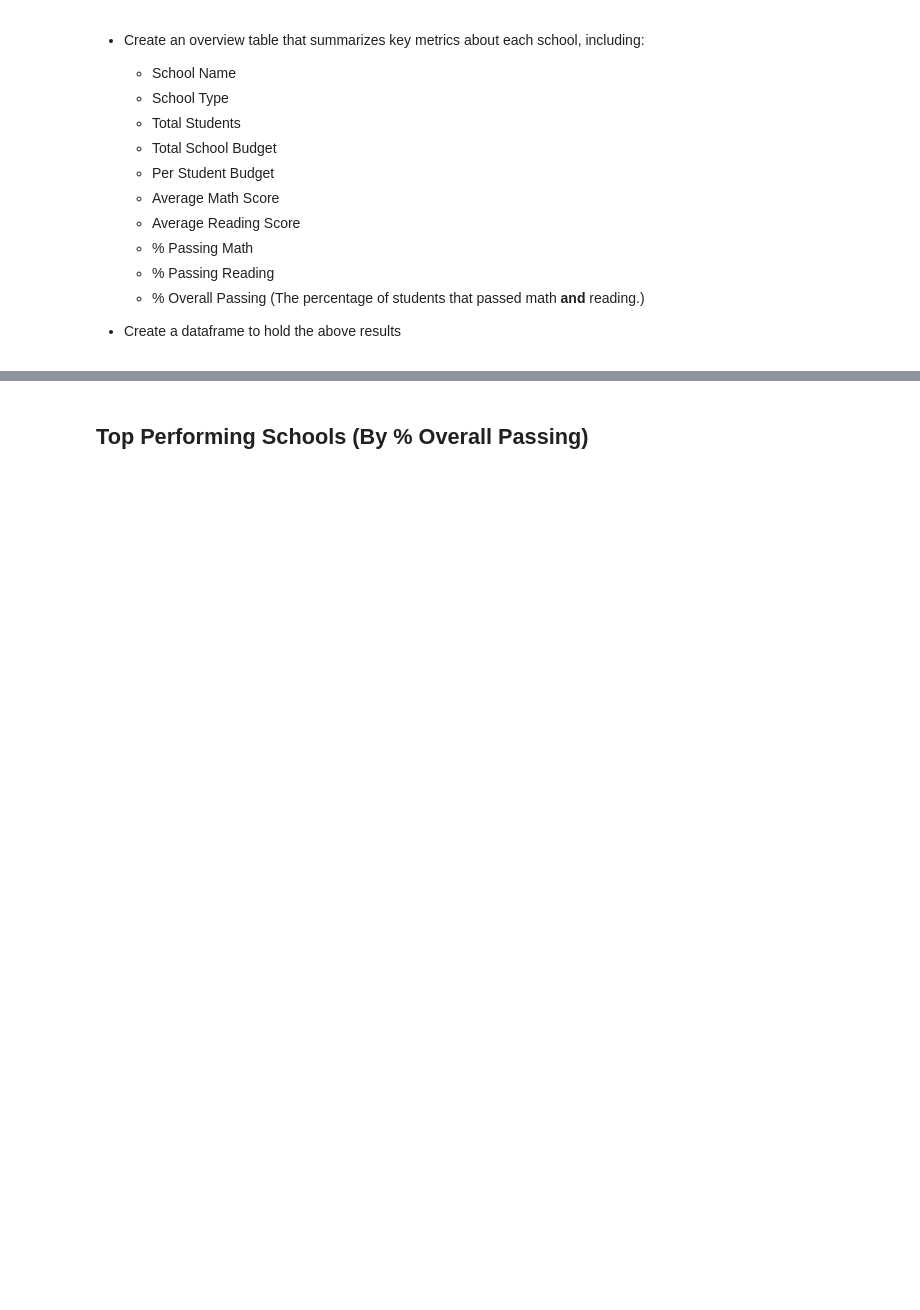
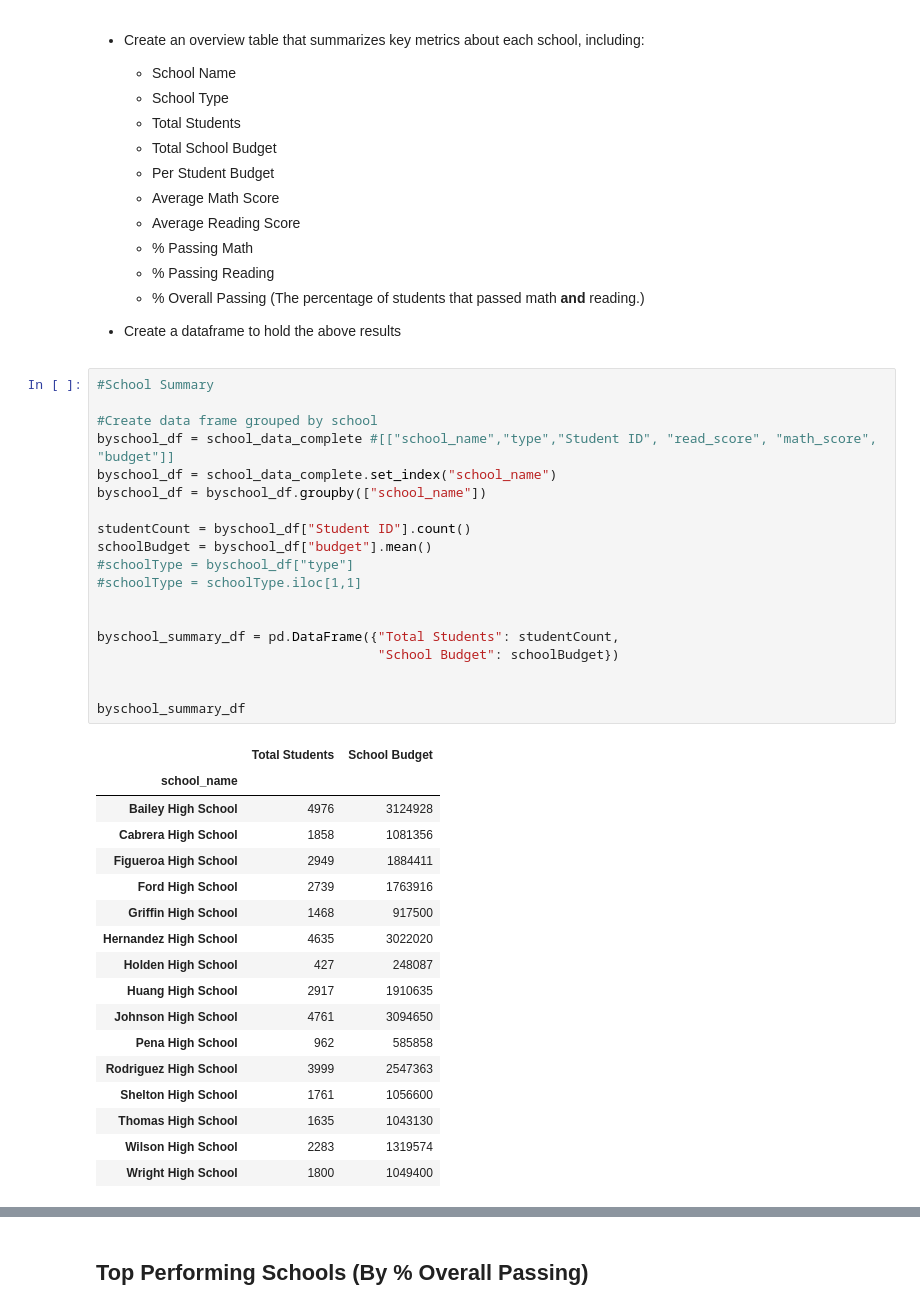
Before and after one commit to pulliam-chris/Pandas-Challenge, a Jupyter notebook: PyCitySchools_main.ipynb, the cells around one changed output, grey strips where cells are left out. Saved outputs shown, nothing was run; the diff lists cells and outputs as text; blank space fills up the shorter version.

Commit message:
start of bySchool breakdown. Cleaned up previous summary segment

```diff
--- a/PyCitySchools_main.ipynb
+++ b/PyCitySchools_main.ipynb
@@ -111,4 +119,41 @@ summary_df
   * % Overall Passing (The percentage of students that passed math **and** reading.)
 
 * Create a dataframe to hold the above results
+# %%
+#School Summary
+
+#Create data frame grouped by school
+byschool_df = school_data_complete #[["school_name","type","Student ID", "read_score", "math_score", "budget"]]
+byschool_df = school_data_complete.set_index("school_name")
+byschool_df = byschool_df.groupby(["school_name"])
+
+studentCount = byschool_df["Student ID"].count()
+schoolBudget = byschool_df["budget"].mean()
+#schoolType = byschool_df["type"]
+#schoolType = schoolType.iloc[1,1]
+
+
+byschool_summary_df = pd.DataFrame({"Total Students": studentCount,
+                                    "School Budget": schoolBudget})
+
+
+byschool_summary_df
+# %% [output]
+|  | Total Students | School Budget |
+| school_name |  |  |
+| Bailey High School | 4976 | 3124928 |
+| Cabrera High School | 1858 | 1081356 |
+| Figueroa High School | 2949 | 1884411 |
+| Ford High School | 2739 | 1763916 |
+| Griffin High School | 1468 | 917500 |
+| Hernandez High School | 4635 | 3022020 |
+| Holden High School | 427 | 248087 |
+| Huang High School | 2917 | 1910635 |
+| Johnson High School | 4761 | 3094650 |
+| Pena High School | 962 | 585858 |
+| Rodriguez High School | 3999 | 2547363 |
+| Shelton High School | 1761 | 1056600 |
+| Thomas High School | 1635 | 1043130 |
+| Wilson High School | 2283 | 1319574 |
+| Wright High School | 1800 | 1049400 |
 # %%
```
Also changed, not shown: parts of 3 cells of this notebook.
